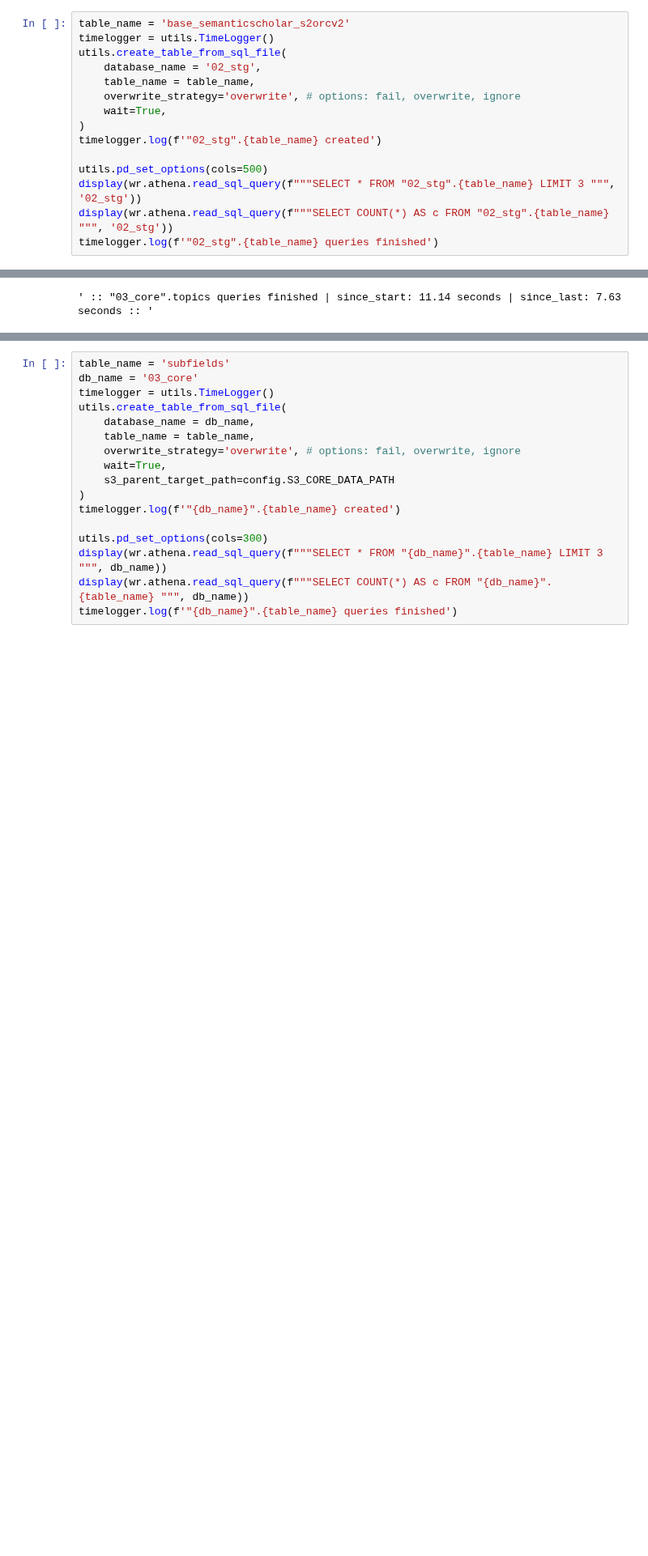
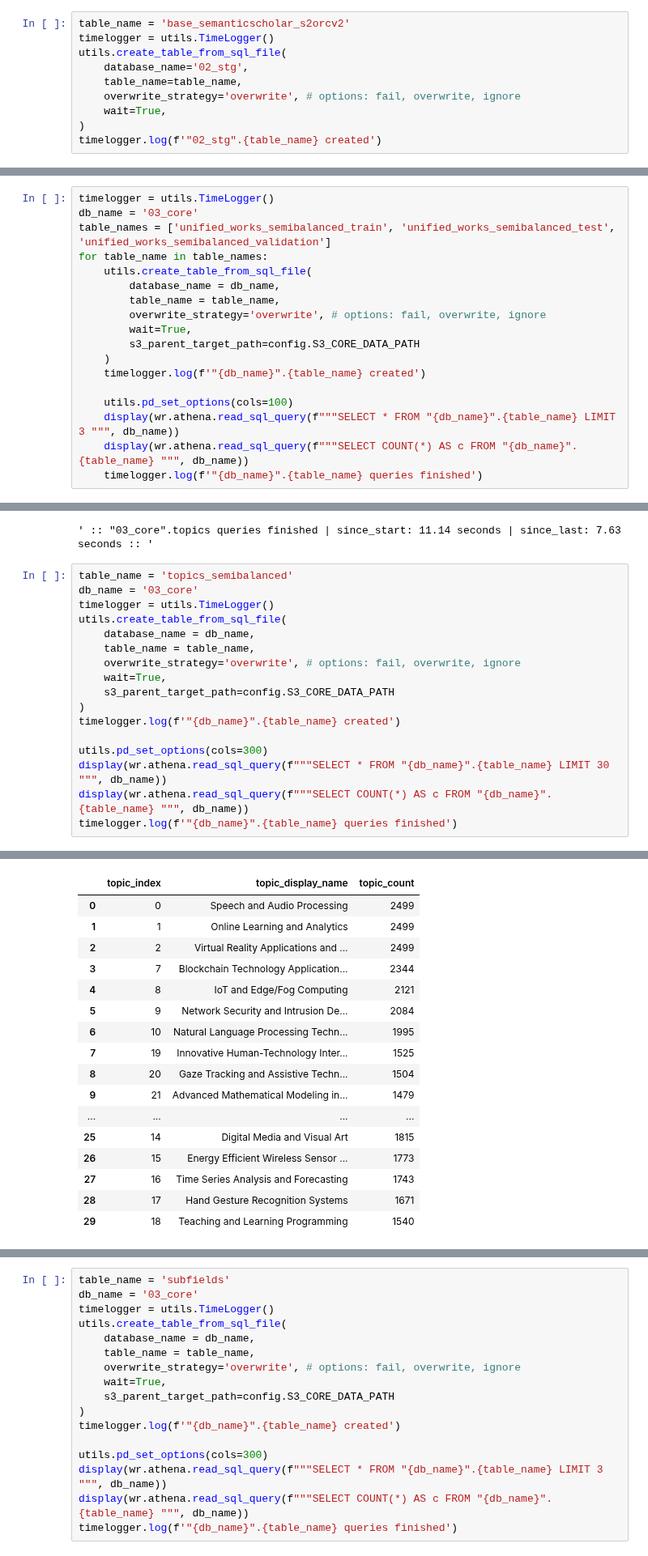
Before and after one commit to ka-steve/sagemaker_research_classification, a Jupyter notebook: src/04_transformation/04_01_transformation_control.ipynb, the cells around one changed output, grey strips where cells are left out. Shown at 81% size. Drawn from its saved outputs; the diff is of its cells as text; blank space fills up the shorter version.

Commit message:
Minor tweaks, created semibalanced dataset

```diff
--- a/src/04_transformation/04_01_transformation_control.ipynb
+++ b/src/04_transformation/04_01_transformation_control.ipynb
@@ -109,17 +109,12 @@ s3_parent_target_path:  s3://sagemaker-research-methodology-extraction/01_data/0
 table_name = 'base_semanticscholar_s2orcv2'
 timelogger = utils.TimeLogger()
 utils.create_table_from_sql_file(
-    database_name = '02_stg',
-    table_name = table_name,
+    database_name='02_stg',
+    table_name=table_name,
     overwrite_strategy='overwrite', # options: fail, overwrite, ignore
     wait=True,
 )
 timelogger.log(f'"02_stg".{table_name} created')
-
-utils.pd_set_options(cols=500)
-display(wr.athena.read_sql_query(f"""SELECT * FROM "02_stg".{table_name} LIMIT 3 """, '02_stg'))
-display(wr.athena.read_sql_query(f"""SELECT COUNT(*) AS c FROM "02_stg".{table_name} """, '02_stg'))
-timelogger.log(f'"02_stg".{table_name} queries finished')
 # %% [output]
  :: :: TIMELOGGER STARTED :: | since_start: 0.00 seconds | since_last: 0.00 seconds ::
 Table 02_stg.base_semanticscholar_s2orcv2 already exists. Overwriting since overwrite_strategy=="overwrite".
@@ -549,3 +688,21 @@ s3_parent_target_path:  s3://sagemaker-research-methodology-extraction/01_data/0
 |  | c |
 | 0 | 38967 |
  :: "03_core".unified_works_validation queries finished | since_start: 1.0 minute, 20.45 seconds | since_last: 7.78 seconds ::
+# %%
+timelogger = utils.TimeLogger()
+db_name = '03_core'
+table_names = ['unified_works_semibalanced_train', 'unified_works_semibalanced_test', 'unified_works_semibalanced_validation']
+for table_name in table_names:
+    utils.create_table_from_sql_file(
+        database_name = db_name,
+        table_name = table_name,
+        overwrite_strategy='overwrite', # options: fail, overwrite, ignore
+        wait=True,
+        s3_parent_target_path=config.S3_CORE_DATA_PATH
+    )
+    timelogger.log(f'"{db_name}".{table_name} created')
+
+    utils.pd_set_options(cols=100)
+    display(wr.athena.read_sql_query(f"""SELECT * FROM "{db_name}".{table_name} LIMIT 3 """, db_name))
+    display(wr.athena.read_sql_query(f"""SELECT COUNT(*) AS c FROM "{db_name}".{table_name} """, db_name))
+    timelogger.log(f'"{db_name}".{table_name} queries finished')
@@ -632,3 +821,21 @@ s3_parent_target_path:  s3://sagemaker-research-methodology-extraction/01_data/0
 | 0 | 302 |
  :: "03_core".topics queries finished | since_start: 11.14 seconds | since_last: 7.63 seconds ::
 ' :: "03_core".topics queries finished | since_start: 11.14 seconds | since_last: 7.63 seconds :: '
+# %%
+table_name = 'topics_semibalanced'
+db_name = '03_core'
+timelogger = utils.TimeLogger()
+utils.create_table_from_sql_file(
+    database_name = db_name,
+    table_name = table_name,
+    overwrite_strategy='overwrite', # options: fail, overwrite, ignore
+    wait=True,
+    s3_parent_target_path=config.S3_CORE_DATA_PATH
+)
+timelogger.log(f'"{db_name}".{table_name} created')
+
+utils.pd_set_options(cols=300)
+display(wr.athena.read_sql_query(f"""SELECT * FROM "{db_name}".{table_name} LIMIT 30 """, db_name))
+display(wr.athena.read_sql_query(f"""SELECT COUNT(*) AS c FROM "{db_name}".{table_name} """, db_name))
+timelogger.log(f'"{db_name}".{table_name} queries finished')
+# %% [output]
@@ -634,0 +846,17 @@ s3_parent_target_path:  s3://sagemaker-research-methodology-extraction/01_data/0
+|  | topic_index | topic_display_name | topic_count |
+| 0 | 0 | Speech and Audio Processing | 2499 |
+| 1 | 1 | Online Learning and Analytics | 2499 |
+| 2 | 2 | Virtual Reality Applications and ... | 2499 |
+| 3 | 7 | Blockchain Technology Application... | 2344 |
+| 4 | 8 | IoT and Edge/Fog Computing | 2121 |
+| 5 | 9 | Network Security and Intrusion De... | 2084 |
+| 6 | 10 | Natural Language Processing Techn... | 1995 |
+| 7 | 19 | Innovative Human-Technology Inter... | 1525 |
+| 8 | 20 | Gaze Tracking and Assistive Techn... | 1504 |
+| 9 | 21 | Advanced Mathematical Modeling in... | 1479 |
+| ... | ... | ... | ... |
+| 25 | 14 | Digital Media and Visual Art | 1815 |
+| 26 | 15 | Energy Efficient Wireless Sensor ... | 1773 |
+| 27 | 16 | Time Series Analysis and Forecasting | 1743 |
+| 28 | 17 | Hand Gesture Recognition Systems | 1671 |
+| 29 | 18 | Teaching and Learning Programming | 1540 |
```
Also changed, not shown: parts of 8 cells of this notebook, 20 other files.
